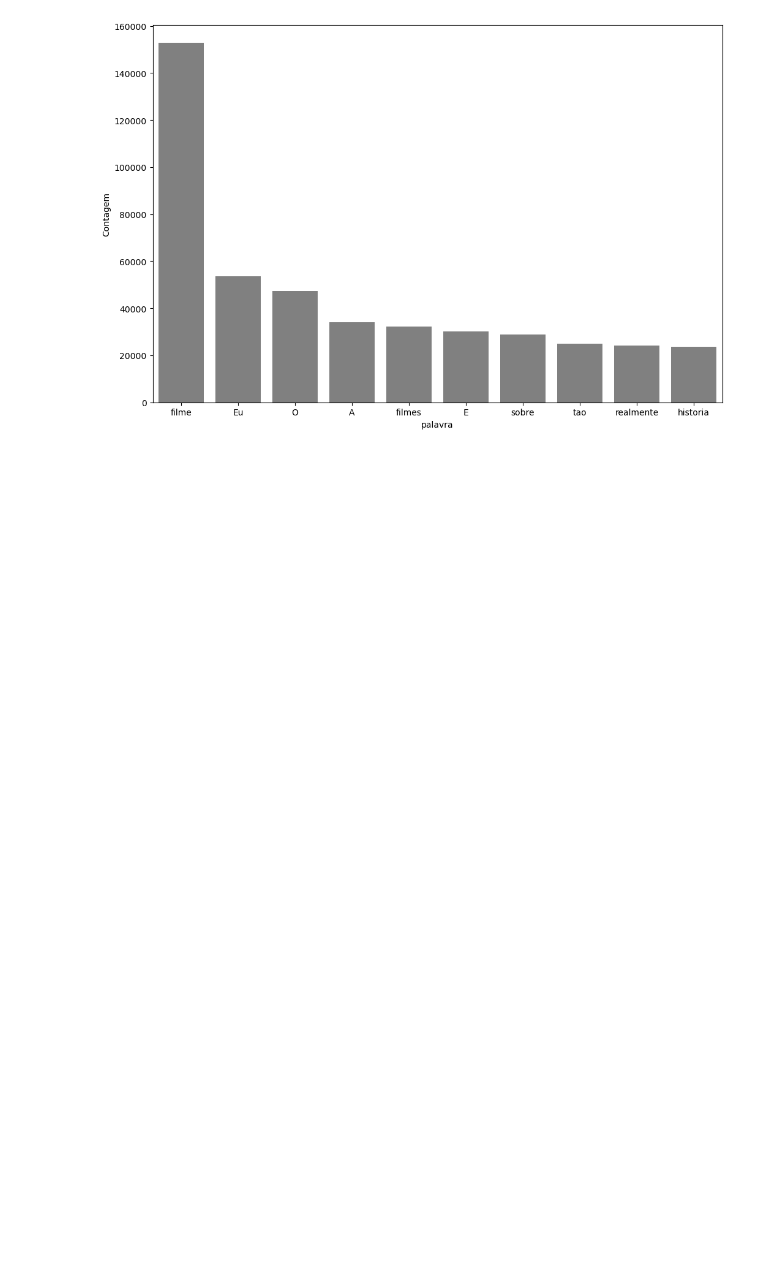
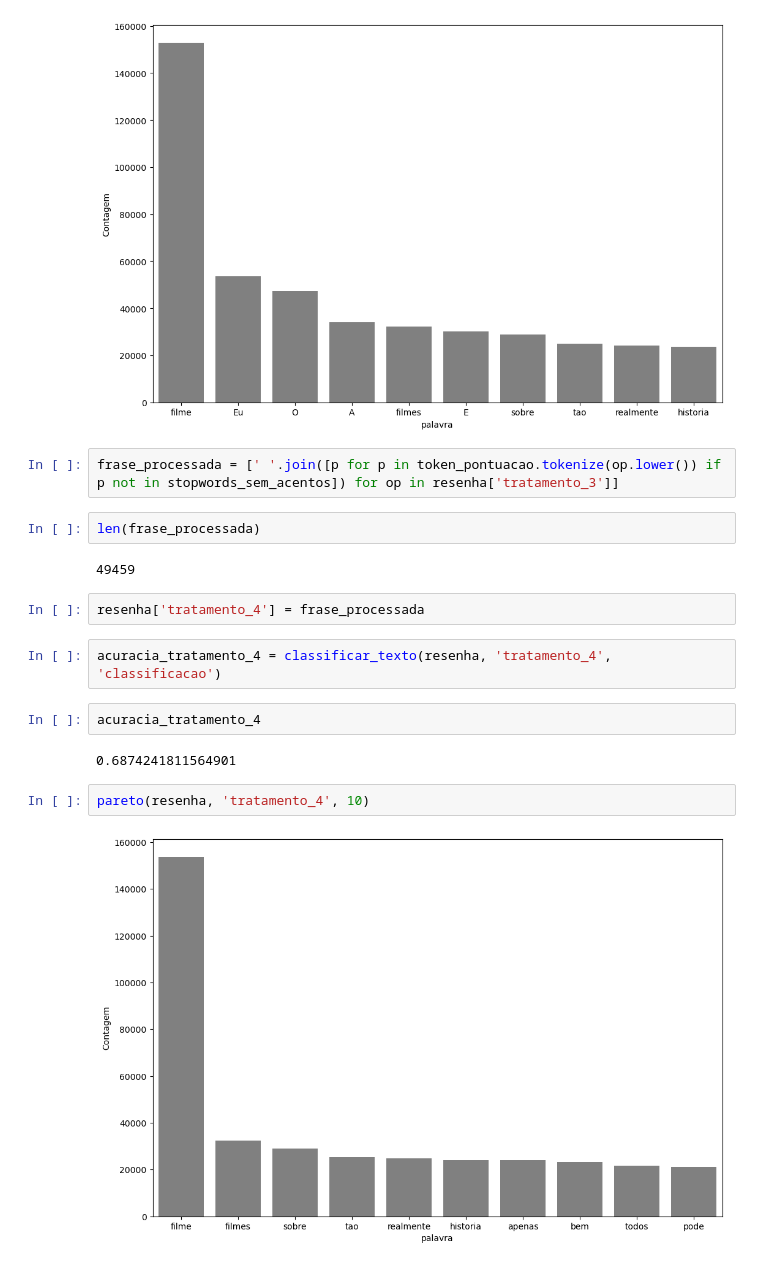
Before and after one commit to gssantaella/nlp-parte1, a Jupyter notebook: aula5/aula5.ipynb, the cells around one changed output. Saved outputs shown, nothing was run; the diff lists cells and outputs as text; blank space fills up the shorter version.

```diff
--- a/aula5/aula5.ipynb
+++ b/aula5/aula5.ipynb
@@ -408,3 +408,21 @@ gera_nuvem_palavras(texto_negativo, 'tratamento_3')
 pareto(resenha, 'tratamento_3', 10)
 # %% [output]
 [figure]
+# %%
+frase_processada = [' '.join([p for p in token_pontuacao.tokenize(op.lower()) if p not in stopwords_sem_acentos]) for op in resenha['tratamento_3']]
+# %%
+len(frase_processada)
+# %% [output]
+49459
+# %%
+resenha['tratamento_4'] = frase_processada
+# %%
+acuracia_tratamento_4 = classificar_texto(resenha, 'tratamento_4', 'classificacao')
+# %%
+acuracia_tratamento_4
+# %% [output]
+0.6874241811564901
+# %%
+pareto(resenha, 'tratamento_4', 10)
+# %% [output]
+[figure, added]
```
Also changed, not shown: parts of 47 cells of this notebook.
